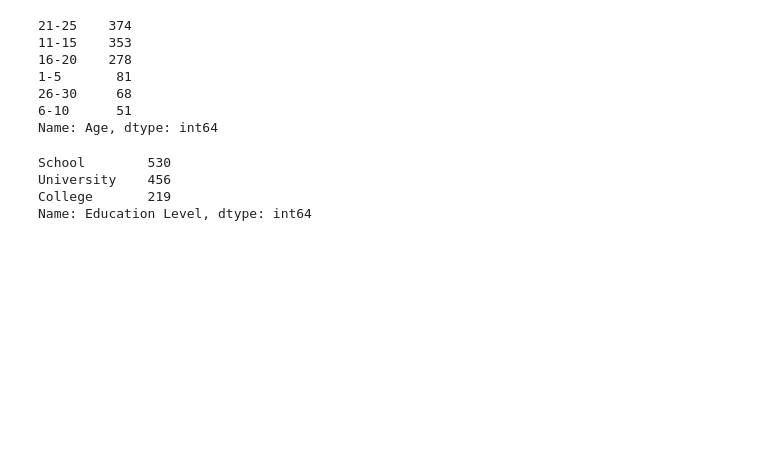
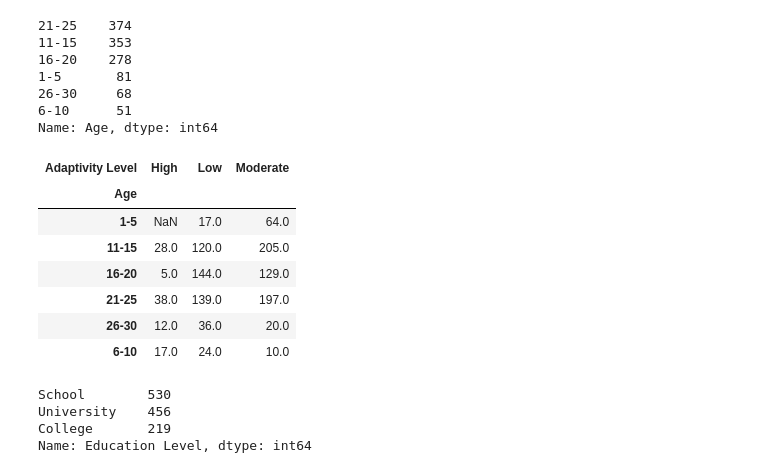
Before and after one commit to Shauryavashisth/XGBoost, a Jupyter notebook: Students Adaptability Level in Online Education.ipynb, the cells around one changed output. Drawn from its saved outputs; the diff is of its cells as text; code cells hidden in the pictures; blank space fills up the shorter version.

```diff
--- a/Students Adaptability Level in Online Education.ipynb
+++ b/Students Adaptability Level in Online Education.ipynb
@@ -117,6 +128,17 @@ df["Age"].value_counts()
 26-30     68
 6-10      51
 Name: Age, dtype: int64
+# %%
+df.groupby(["Age","Adaptivity Level"])["Age"].count().unstack()
+# %% [output]
+| Adaptivity Level | High | Low | Moderate |
+| Age |  |  |  |
+| 1-5 | NaN | 17.0 | 64.0 |
+| 11-15 | 28.0 | 120.0 | 205.0 |
+| 16-20 | 5.0 | 144.0 | 129.0 |
+| 21-25 | 38.0 | 139.0 | 197.0 |
+| 26-30 | 12.0 | 36.0 | 20.0 |
+| 6-10 | 17.0 | 24.0 | 10.0 |
 # %%
 df["Education Level"].value_counts()
 # %% [output]
```
Also changed, not shown: parts of 34 cells of this notebook.
